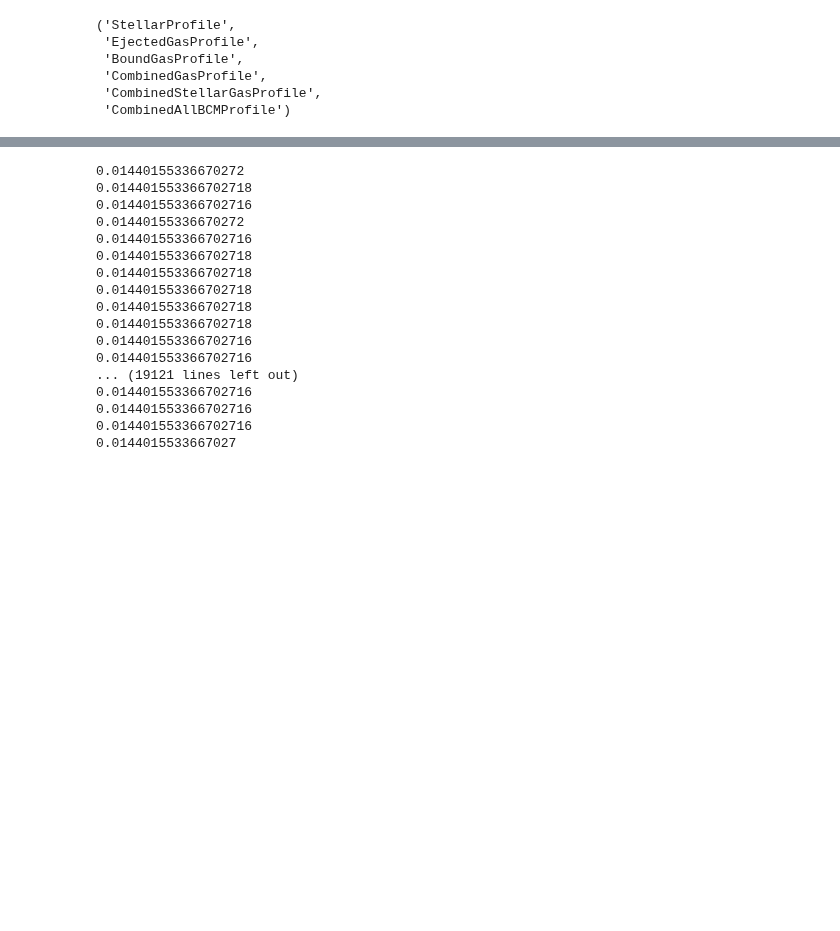
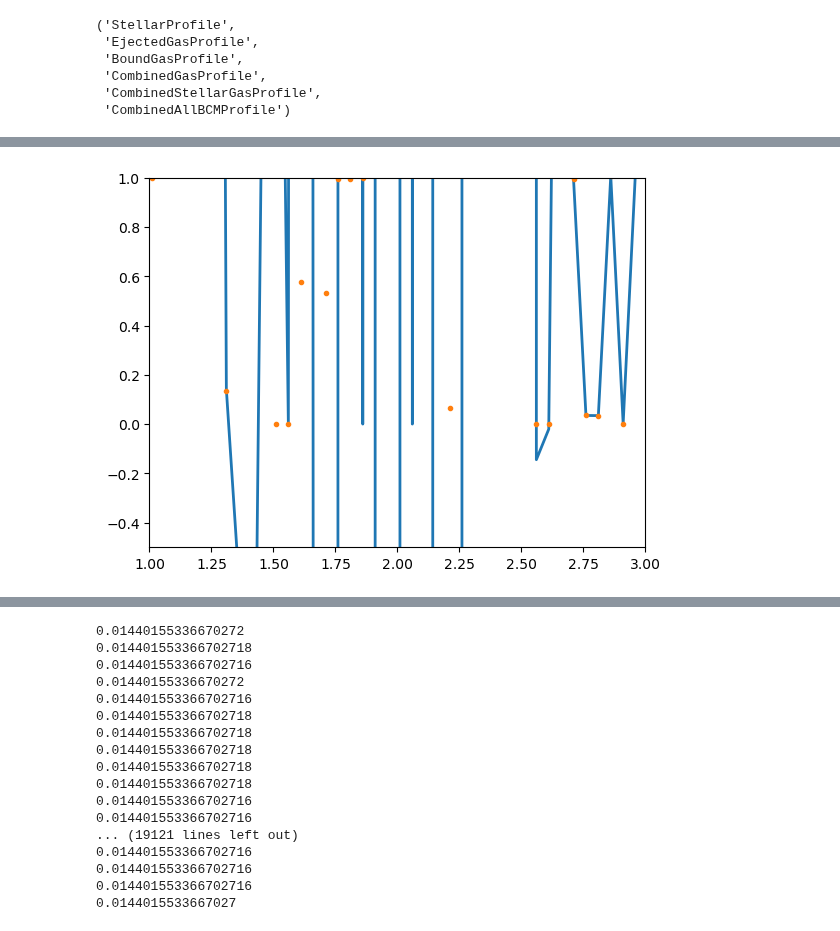
Before and after one commit to Catherine-Lambe/Oxford-Internship-Practices, a Jupyter notebook: ClassCreations_boundGasProfile_080724.ipynb, the cells around one changed output, grey strips where cells are left out. Saved outputs shown, nothing was run; the diff lists cells and outputs as text; code cells hidden in the pictures; blank space fills up the shorter version.

```diff
--- a/ClassCreations_boundGasProfile_080724.ipynb
+++ b/ClassCreations_boundGasProfile_080724.ipynb
@@ -542,11 +551,16 @@ array([[1.00183538, 1.00183538, 1.00183538, ..., 1.00183538, 1.00183538,
 # %%
-gamma_array = np.arange(1.01, 10, 0.01)
+gamma_array = np.arange(1.01, 8, 0.05)
 prof_range = np.empty(np.shape(gamma_array))
+prof_range2 = np.empty(np.shape(gamma_array))
 for i, gam in enumerate(gamma_array):
     prof = BCMprofiles.BoundGasProfile(cosmo, hmd_200c, cM, gam)
     x = prof._real(cosmo, trial_r, trial_M)
     y = prof._real(cosmo, trial_r, trial_M, call_interp=False)
-    prof_range[i] = np.mean(y/x)
+    z = y/x
+    prof_range[i] = z[0,0]
+    prof_range2[i] = np.mean(z)
+    print(100*i/len(gamma_array), '%')
 #prof_range = BCMprofiles.BoundGasProfile(cosmo, hmd_200c, cM, gamma_array)
 #range_intp = prof_range._real(cosmo, trial_r, trial_M)
 #range_noIntp = prof_range._real(cosmo, trial_r, trial_M, call_interp=False)
+prof_range
@@ -552,0 +622,8 @@ for i, gam in enumerate(gamma_array):
+# %%
+plt.plot(gamma_array, interpol.interp1d(gamma_array, prof_range, kind='cubic')(gamma_array), lw=2);
+plt.plot(gamma_array, prof_range, '.');
+#plt.plot(gamma_array, prof_range2, '--');
+plt.ylim(-0.5,1);
+plt.xlim(1,3);
+# %% [output]
+[figure, added]
```
Also changed, not shown: parts of 16 cells of this notebook.
